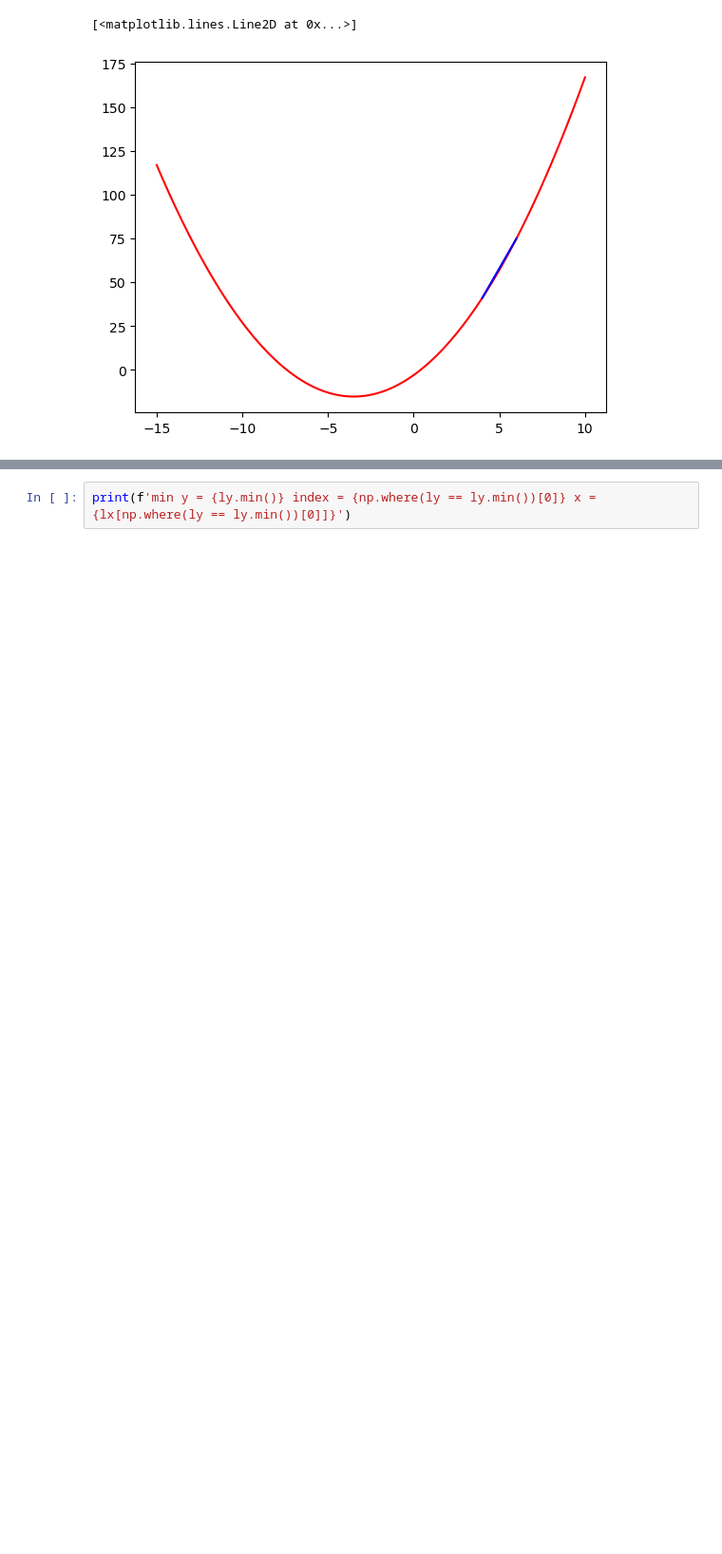
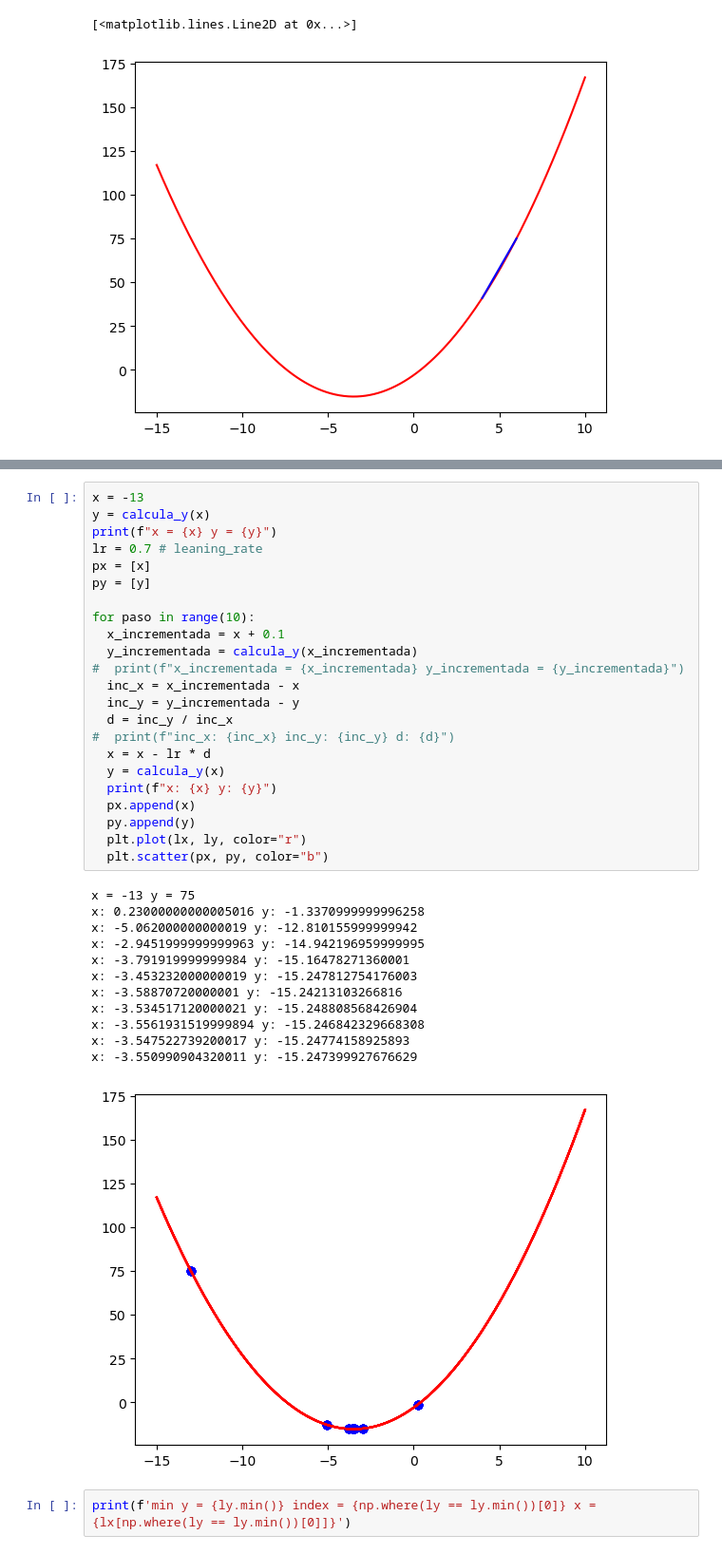
Before and after one commit to DaniMartinezX/carpeta_IA, a Jupyter notebook: Programacion de IA/tirmestre_2/sgd.ipynb, the cells around one changed output, grey strips where cells are left out. Shown at 95% size. Drawn from its saved outputs; the diff is of its cells as text; blank space fills up the shorter version.

```diff
--- a/Programacion de IA/tirmestre_2/sgd.ipynb
+++ b/Programacion de IA/tirmestre_2/sgd.ipynb
@@ -30,3 +77,39 @@ plt.plot([4, 6], [calcula_y(4), calcula_y(6)], color='b')
+# %%
+x = -13
+y = calcula_y(x)
+print(f"x = {x} y = {y}")
+lr = 0.7 # leaning_rate
+px = [x]
+py = [y]
+
+for paso in range(10):
+  x_incrementada = x + 0.1
+  y_incrementada = calcula_y(x_incrementada)
+#  print(f"x_incrementada = {x_incrementada} y_incrementada = {y_incrementada}")
+  inc_x = x_incrementada - x
+  inc_y = y_incrementada - y
+  d = inc_y / inc_x
+#  print(f"inc_x: {inc_x} inc_y: {inc_y} d: {d}")
+  x = x - lr * d
+  y = calcula_y(x)
+  print(f"x: {x} y: {y}")
+  px.append(x)
+  py.append(y)
+  plt.plot(lx, ly, color="r")
+  plt.scatter(px, py, color="b")
+# %% [output]
+x = -13 y = 75
+x: 0.23000000000005016 y: -1.3370999999996258
+x: -5.062000000000019 y: -12.810155999999942
+x: -2.9451999999999963 y: -14.942196959999995
+x: -3.791919999999984 y: -15.16478271360001
+x: -3.453232000000019 y: -15.247812754176003
+x: -3.58870720000001 y: -15.24213103266816
+x: -3.534517120000021 y: -15.248808568426904
+x: -3.5561931519999894 y: -15.246842329668308
+x: -3.547522739200017 y: -15.24774158925893
+x: -3.550990904320011 y: -15.247399927676629
+[figure, added]
 # %%
 print(f'min y = {ly.min()} index = {np.where(ly == ly.min())[0]} x = {lx[np.where(ly == ly.min())[0]]}')
 # %% [output]
```
Also changed, not shown: parts of 7 cells of this notebook, 1 other file.
